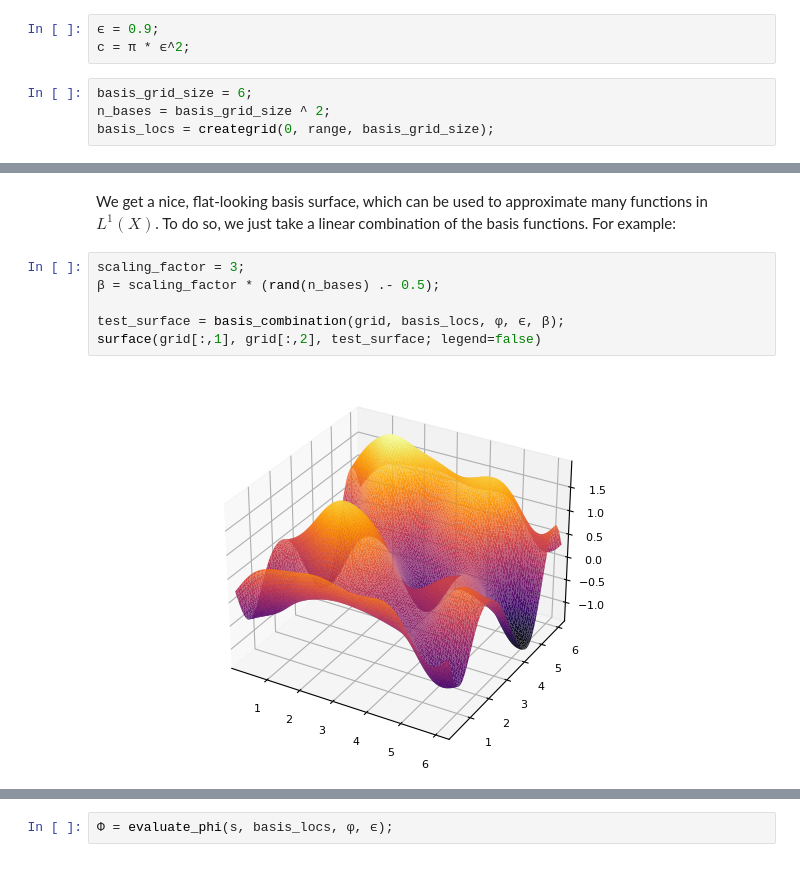
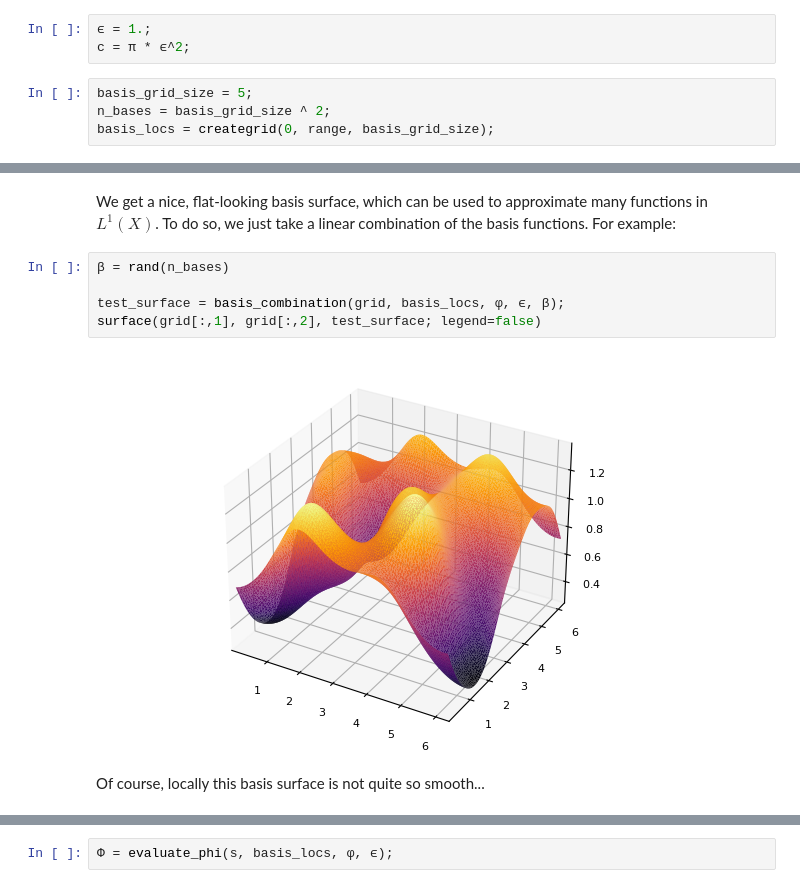
Before and after one commit to rcushen/thesis, a Jupyter notebook: Simulation #1.ipynb, the cells around one changed output, grey strips where cells are left out. Drawn from its saved outputs; the diff is of its cells as text.

```diff
--- a/Simulation #1.ipynb
+++ b/Simulation #1.ipynb
@@ -74,10 +74,10 @@ $$
 $$
 where the $z_i$ denote the centres of each RBF and $\epsilon$ is some bandwidth parameter. Each Gaussian function has integral $c = \int_X \varphi_i (x) \, \mathrm{d}x = \pi \epsilon^2$.
 # %%
-ϵ = 0.9;
+ϵ = 1.;
 c = π * ϵ^2;
 # %%
-basis_grid_size = 6;
+basis_grid_size = 5;
 n_bases = basis_grid_size ^ 2;
 basis_locs = creategrid(0, range, basis_grid_size);
 # %% [markdown]
@@ -98,13 +98,14 @@ zlims!(0,maximum(basis_surface)*1.1)
 # %% [markdown]
 We get a nice, flat-looking basis surface, which can be used to approximate many functions in $L^1(X)$. To do so, we just take a linear combination of the basis functions. For example:
 # %%
-scaling_factor = 3;
-β = scaling_factor * (rand(n_bases) .- 0.5);
+β = rand(n_bases)
 
 test_surface = basis_combination(grid, basis_locs, φ, ϵ, β);
 surface(grid[:,1], grid[:,2], test_surface; legend=false)
 # %% [output]
-[figure, old version]
+[figure, new version]
+# %% [markdown]
+Of course, locally this basis surface is not quite so smooth...
 # %%
 surface(grid[:,1], grid[:,2], basis_surface; legend=false)
 # %% [output]
```
Also changed, not shown: parts of 34 cells of this notebook, 3 other files.
